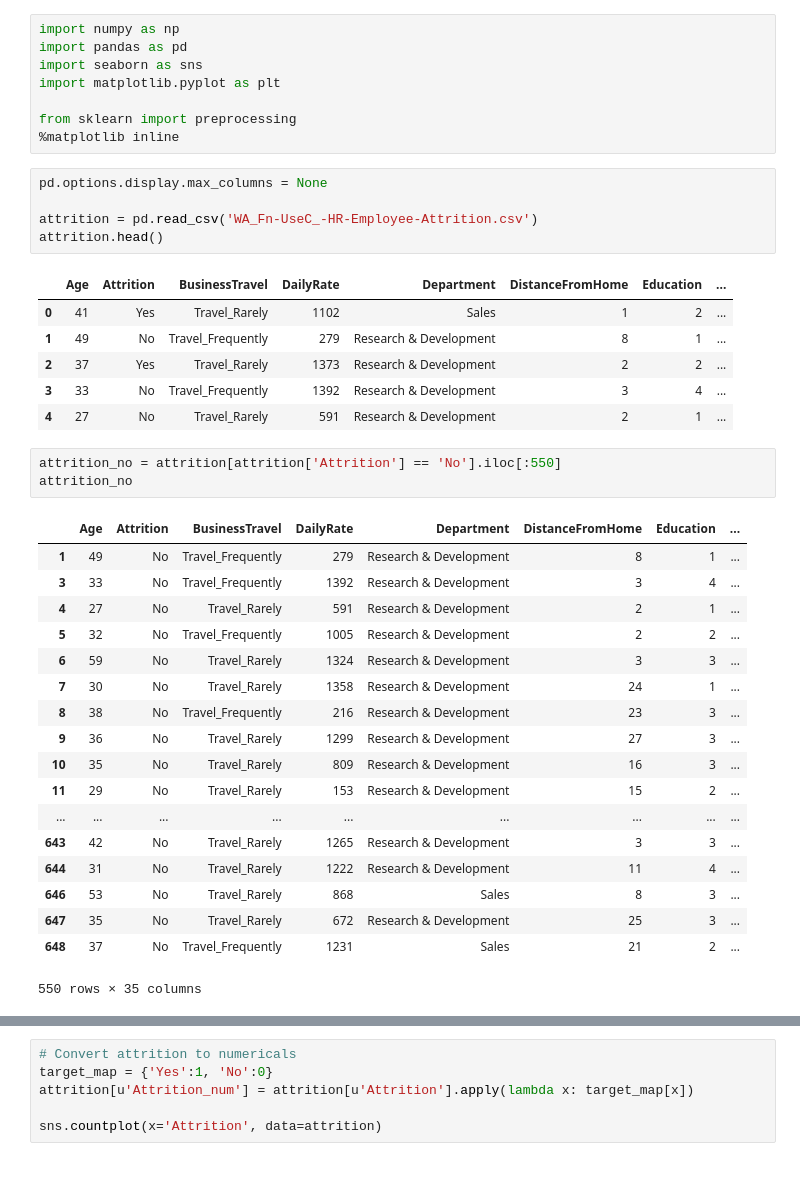
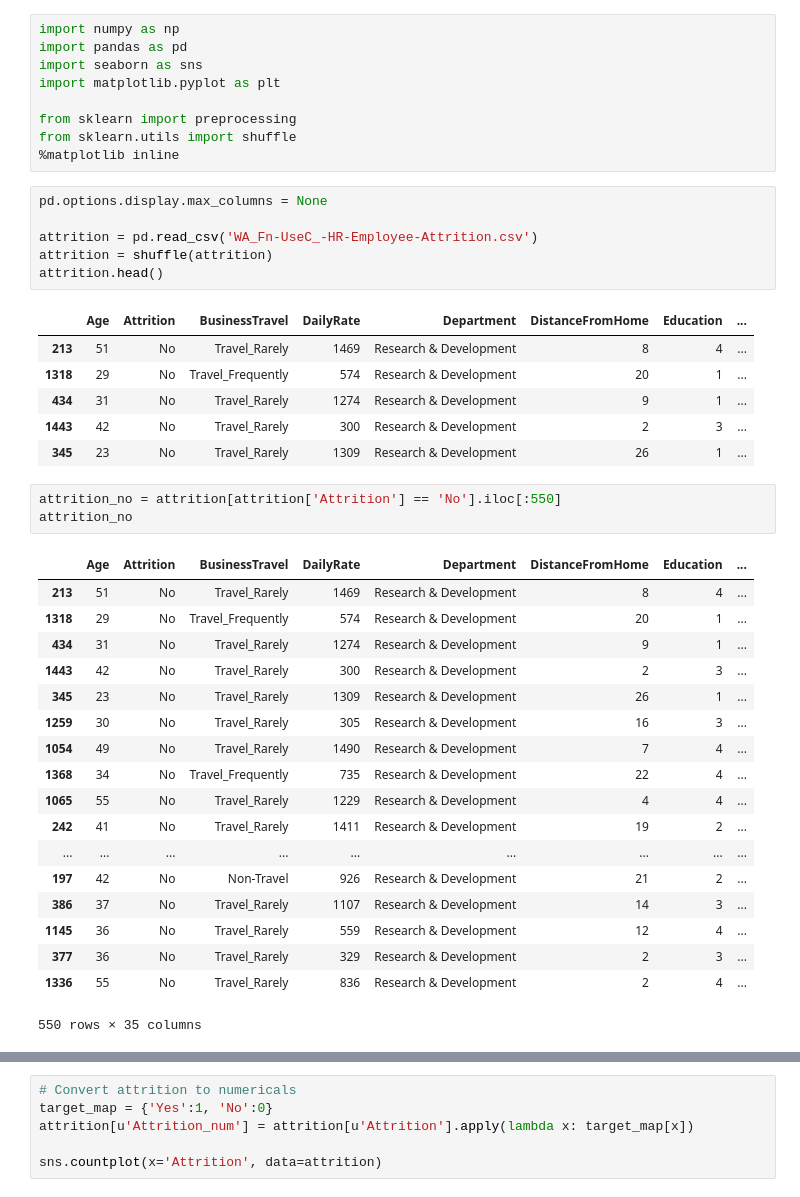
Before and after one commit to nelson-wu/employee-attrition-ml, a Jupyter notebook: IBM Attrition EDA.ipynb, the cells around one changed output, grey strips where cells are left out. Saved outputs shown, nothing was run; the diff lists cells and outputs as text.

```diff
--- a/IBM Attrition EDA.ipynb
+++ b/IBM Attrition EDA.ipynb
@@ -5,40 +5,42 @@ import seaborn as sns
 import matplotlib.pyplot as plt
 
 from sklearn import preprocessing
+from sklearn.utils import shuffle
 %matplotlib inline
 # %%
 pd.options.display.max_columns = None
 
 attrition = pd.read_csv('WA_Fn-UseC_-HR-Employee-Attrition.csv')
+attrition = shuffle(attrition)
 attrition.head()
 # %% [output]
 |  | Age | Attrition | BusinessTravel | DailyRate | Department | DistanceFromHome | Education | ... |
-| 0 | 41 | Yes | Travel_Rarely | 1102 | Sales | 1 | 2 | ... |
-| 1 | 49 | No | Travel_Frequently | 279 | Research & Development | 8 | 1 | ... |
-| 2 | 37 | Yes | Travel_Rarely | 1373 | Research & Development | 2 | 2 | ... |
-| 3 | 33 | No | Travel_Frequently | 1392 | Research & Development | 3 | 4 | ... |
-| 4 | 27 | No | Travel_Rarely | 591 | Research & Development | 2 | 1 | ... |
+| 213 | 51 | No | Travel_Rarely | 1469 | Research & Development | 8 | 4 | ... |
+| 1318 | 29 | No | Travel_Frequently | 574 | Research & Development | 20 | 1 | ... |
+| 434 | 31 | No | Travel_Rarely | 1274 | Research & Development | 9 | 1 | ... |
+| 1443 | 42 | No | Travel_Rarely | 300 | Research & Development | 2 | 3 | ... |
+| 345 | 23 | No | Travel_Rarely | 1309 | Research & Development | 26 | 1 | ... |
 # %%
 attrition_no = attrition[attrition['Attrition'] == 'No'].iloc[:550]
 attrition_no
 # %% [output]
 |  | Age | Attrition | BusinessTravel | DailyRate | Department | DistanceFromHome | Education | ... |
-| 1 | 49 | No | Travel_Frequently | 279 | Research & Development | 8 | 1 | ... |
-| 3 | 33 | No | Travel_Frequently | 1392 | Research & Development | 3 | 4 | ... |
-| 4 | 27 | No | Travel_Rarely | 591 | Research & Development | 2 | 1 | ... |
-| 5 | 32 | No | Travel_Frequently | 1005 | Research & Development | 2 | 2 | ... |
-| 6 | 59 | No | Travel_Rarely | 1324 | Research & Development | 3 | 3 | ... |
-| 7 | 30 | No | Travel_Rarely | 1358 | Research & Development | 24 | 1 | ... |
-| 8 | 38 | No | Travel_Frequently | 216 | Research & Development | 23 | 3 | ... |
-| 9 | 36 | No | Travel_Rarely | 1299 | Research & Development | 27 | 3 | ... |
-| 10 | 35 | No | Travel_Rarely | 809 | Research & Development | 16 | 3 | ... |
-| 11 | 29 | No | Travel_Rarely | 153 | Research & Development | 15 | 2 | ... |
+| 213 | 51 | No | Travel_Rarely | 1469 | Research & Development | 8 | 4 | ... |
+| 1318 | 29 | No | Travel_Frequently | 574 | Research & Development | 20 | 1 | ... |
+| 434 | 31 | No | Travel_Rarely | 1274 | Research & Development | 9 | 1 | ... |
+| 1443 | 42 | No | Travel_Rarely | 300 | Research & Development | 2 | 3 | ... |
+| 345 | 23 | No | Travel_Rarely | 1309 | Research & Development | 26 | 1 | ... |
+| 1259 | 30 | No | Travel_Rarely | 305 | Research & Development | 16 | 3 | ... |
+| 1054 | 49 | No | Travel_Rarely | 1490 | Research & Development | 7 | 4 | ... |
+| 1368 | 34 | No | Travel_Frequently | 735 | Research & Development | 22 | 4 | ... |
+| 1065 | 55 | No | Travel_Rarely | 1229 | Research & Development | 4 | 4 | ... |
+| 242 | 41 | No | Travel_Rarely | 1411 | Research & Development | 19 | 2 | ... |
 | ... | ... | ... | ... | ... | ... | ... | ... | ... |
-| 643 | 42 | No | Travel_Rarely | 1265 | Research & Development | 3 | 3 | ... |
-| 644 | 31 | No | Travel_Rarely | 1222 | Research & Development | 11 | 4 | ... |
-| 646 | 53 | No | Travel_Rarely | 868 | Sales | 8 | 3 | ... |
-| 647 | 35 | No | Travel_Rarely | 672 | Research & Development | 25 | 3 | ... |
-| 648 | 37 | No | Travel_Frequently | 1231 | Sales | 21 | 2 | ... |
+| 197 | 42 | No | Non-Travel | 926 | Research & Development | 21 | 2 | ... |
+| 386 | 37 | No | Travel_Rarely | 1107 | Research & Development | 14 | 3 | ... |
+| 1145 | 36 | No | Travel_Rarely | 559 | Research & Development | 12 | 4 | ... |
+| 377 | 36 | No | Travel_Rarely | 329 | Research & Development | 2 | 3 | ... |
+| 1336 | 55 | No | Travel_Rarely | 836 | Research & Development | 2 | 4 | ... |
 550 rows × 35 columns
 # %%
 attrition_yes = attrition[attrition['Attrition'] == 'Yes']
```
Also changed, not shown: parts of 16 cells of this notebook, 1 other file.
